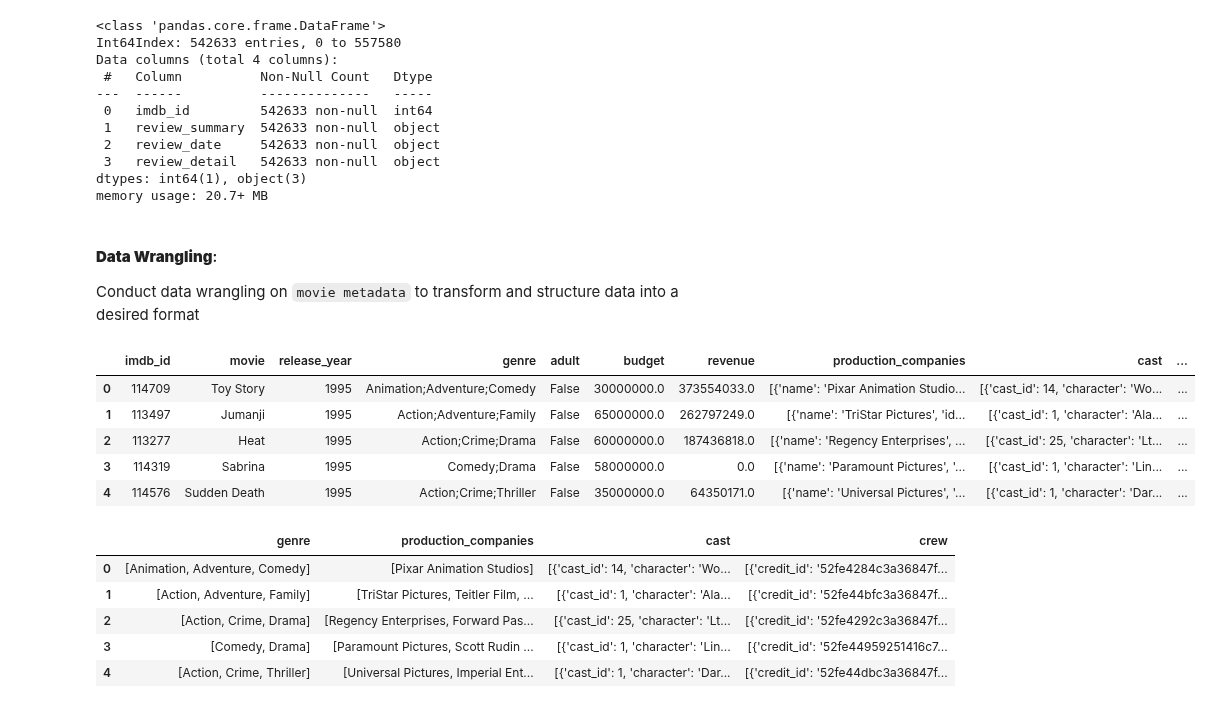
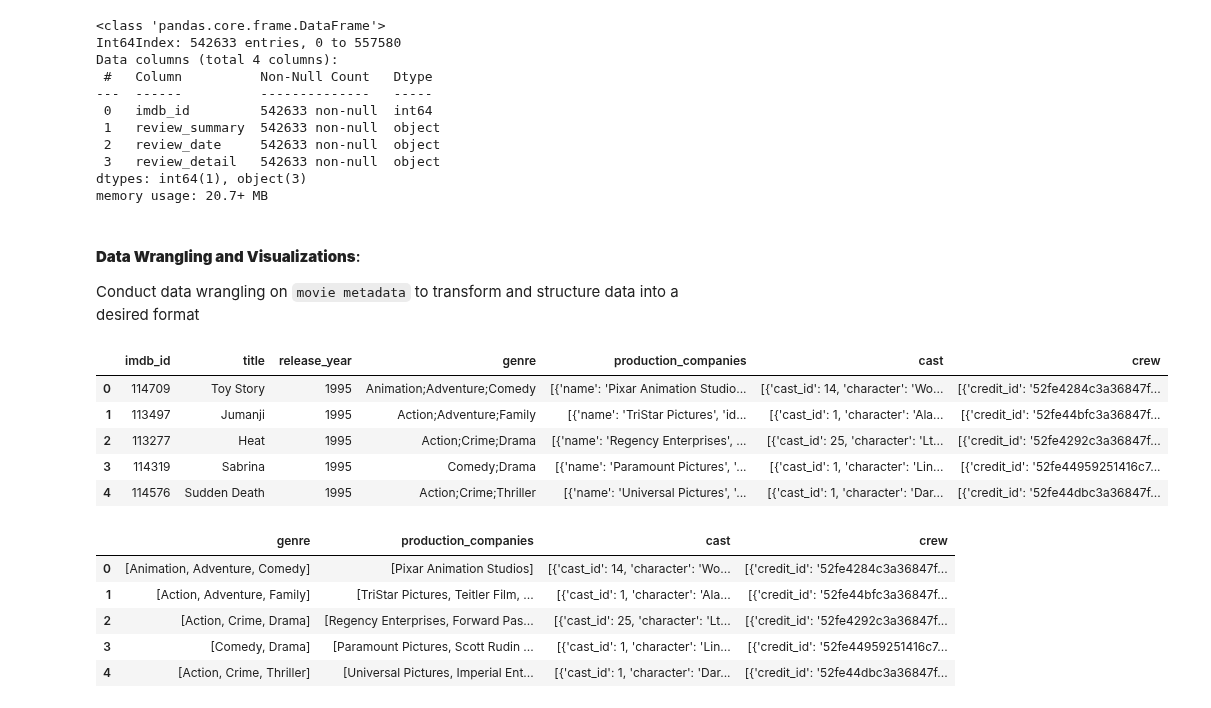
Before and after one commit to abccastro/Movie-Sentiment-Analysis, a Jupyter notebook: Movie Sentiment Analysis.ipynb, the cells around one changed output. Cells and saved outputs as stored; diff of their text form; code cells hidden in the pictures.

Commit message:
fix ##58: added data analysis and visualization to understand the dataset and reduce its size fix ##60: improved performance of lemmatization fix ##42: created pickle file for slang words webscraping

```diff
--- a/Movie Sentiment Analysis.ipynb
+++ b/Movie Sentiment Analysis.ipynb
@@ -75,8 +76,9 @@ Index(['adult', 'belongs_to_collection', 'budget', 'genres', 'homepage', 'id',
       dtype='object')
 # %%
 # Drop columns that are not relevant
-del_columns = ['belongs_to_collection', 'homepage', 'id', 'original_language', 'original_title', 'popularity', 'poster_path',
-               'overview', 'tagline', 'production_countries', 'runtime', 'spoken_languages', 'status', 'video', 'vote_average', 'vote_count']
+del_columns = ['belongs_to_collection', 'homepage', 'id', 'original_language', 'original_title', 'popularity',
+               'poster_path', 'budget', 'revenue', 'adult', 'overview', 'tagline', 'production_countries', 'runtime',
+               'spoken_languages', 'status', 'video', 'vote_average', 'vote_count']
 movies_metadata_df = movies_metadata_df.drop(del_columns, axis=1)
 
 # Remove 'tt' appended on the IMDB ID
@@ -280,32 +276,29 @@ Data columns (total 4 columns):
 dtypes: int64(1), object(3)
 memory usage: 20.7+ MB
 # %% [markdown]
-#### __Data Wrangling__:
+#### __Data Wrangling and Visualizations__:
 
 Conduct data wrangling on `movie metadata` to transform and structure data into a desired format
 # %%
-# Separate movie release year from the title
-pattern_year = r'\((\d{4})\)$'
-movies_metadata_df['release_year'] = movies_metadata_df['movie'].str.extract(pattern_year).astype(int)
-movies_metadata_df['movie'] = movies_metadata_df['movie'].str.replace(pattern_year, '', regex=True).str.strip()
-movies_metadata_df[['movie', 'release_year']].head(5)
+# Separate movie release year from the title. Get only the year the review was created
+movies_metadata_df['release_year'] = pd.to_datetime(movies_metadata_df['release_date']).dt.year
 
 # Drop columns containing duplicate movie information
-dup_columns = ['genres', 'release_date', 'title']
+dup_columns = ['genres', 'release_date', 'movie']
 movies_metadata_df = movies_metadata_df.drop(columns=dup_columns, axis=1)
 
 # Rearrange the order of columns
-desired_order = ['imdb_id', 'movie', 'release_year', 'genre', 'adult', 'budget', 'revenue', 'production_companies', 'cast', 'crew']
+desired_order = ['imdb_id', 'title', 'release_year', 'genre', 'production_companies', 'cast', 'crew']
 movies_metadata_df = movies_metadata_df[desired_order]
 
 movies_metadata_df.head(5)
 # %% [output]
-|  | imdb_id | movie | release_year | genre | adult | budget | revenue | production_companies | cast | ... |
-| 0 | 114709 | Toy Story | 1995 | Animation;Adventure;Comedy | False | 30000000.0 | 373554033.0 | [{'name': 'Pixar Animation Studio... | [{'cast_id': 14, 'character': 'Wo... | ... |
-| 1 | 113497 | Jumanji | 1995 | Action;Adventure;Family | False | 65000000.0 | 262797249.0 | [{'name': 'TriStar Pictures', 'id... | [{'cast_id': 1, 'character': 'Ala... | ... |
-| 2 | 113277 | Heat | 1995 | Action;Crime;Drama | False | 60000000.0 | 187436818.0 | [{'name': 'Regency Enterprises', ... | [{'cast_id': 25, 'character': 'Lt... | ... |
-| 3 | 114319 | Sabrina | 1995 | Comedy;Drama | False | 58000000.0 | 0.0 | [{'name': 'Paramount Pictures', '... | [{'cast_id': 1, 'character': 'Lin... | ... |
-| 4 | 114576 | Sudden Death | 1995 | Action;Crime;Thriller | False | 35000000.0 | 64350171.0 | [{'name': 'Universal Pictures', '... | [{'cast_id': 1, 'character': 'Dar... | ... |
+|  | imdb_id | title | release_year | genre | production_companies | cast | crew |
+| 0 | 114709 | Toy Story | 1995 | Animation;Adventure;Comedy | [{'name': 'Pixar Animation Studio... | [{'cast_id': 14, 'character': 'Wo... | [{'credit_id': '52fe4284c3a36847f... |
+| 1 | 113497 | Jumanji | 1995 | Action;Adventure;Family | [{'name': 'TriStar Pictures', 'id... | [{'cast_id': 1, 'character': 'Ala... | [{'credit_id': '52fe44bfc3a36847f... |
+| 2 | 113277 | Heat | 1995 | Action;Crime;Drama | [{'name': 'Regency Enterprises', ... | [{'cast_id': 25, 'character': 'Lt... | [{'credit_id': '52fe4292c3a36847f... |
+| 3 | 114319 | Sabrina | 1995 | Comedy;Drama | [{'name': 'Paramount Pictures', '... | [{'cast_id': 1, 'character': 'Lin... | [{'credit_id': '52fe44959251416c7... |
+| 4 | 114576 | Sudden Death | 1995 | Action;Crime;Thriller | [{'name': 'Universal Pictures', '... | [{'cast_id': 1, 'character': 'Dar... | [{'credit_id': '52fe44dbc3a36847f... |
 # %%
 # Convert genre into list data type
 movies_metadata_df['genre'] = movies_metadata_df['genre'].apply(lambda x : x.split(";"))
```
Also changed, not shown: parts of 19 cells of this notebook, 2 other files.
